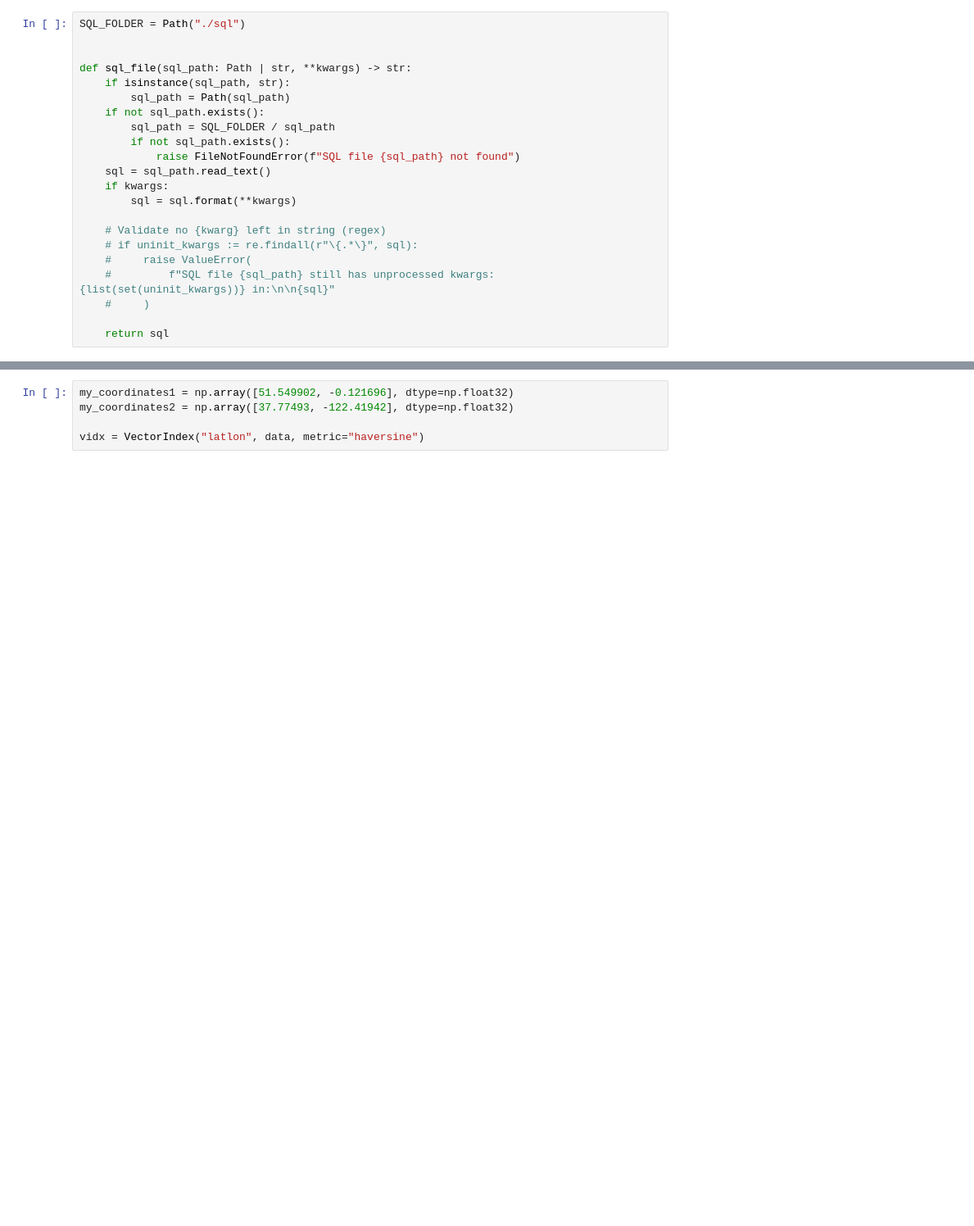
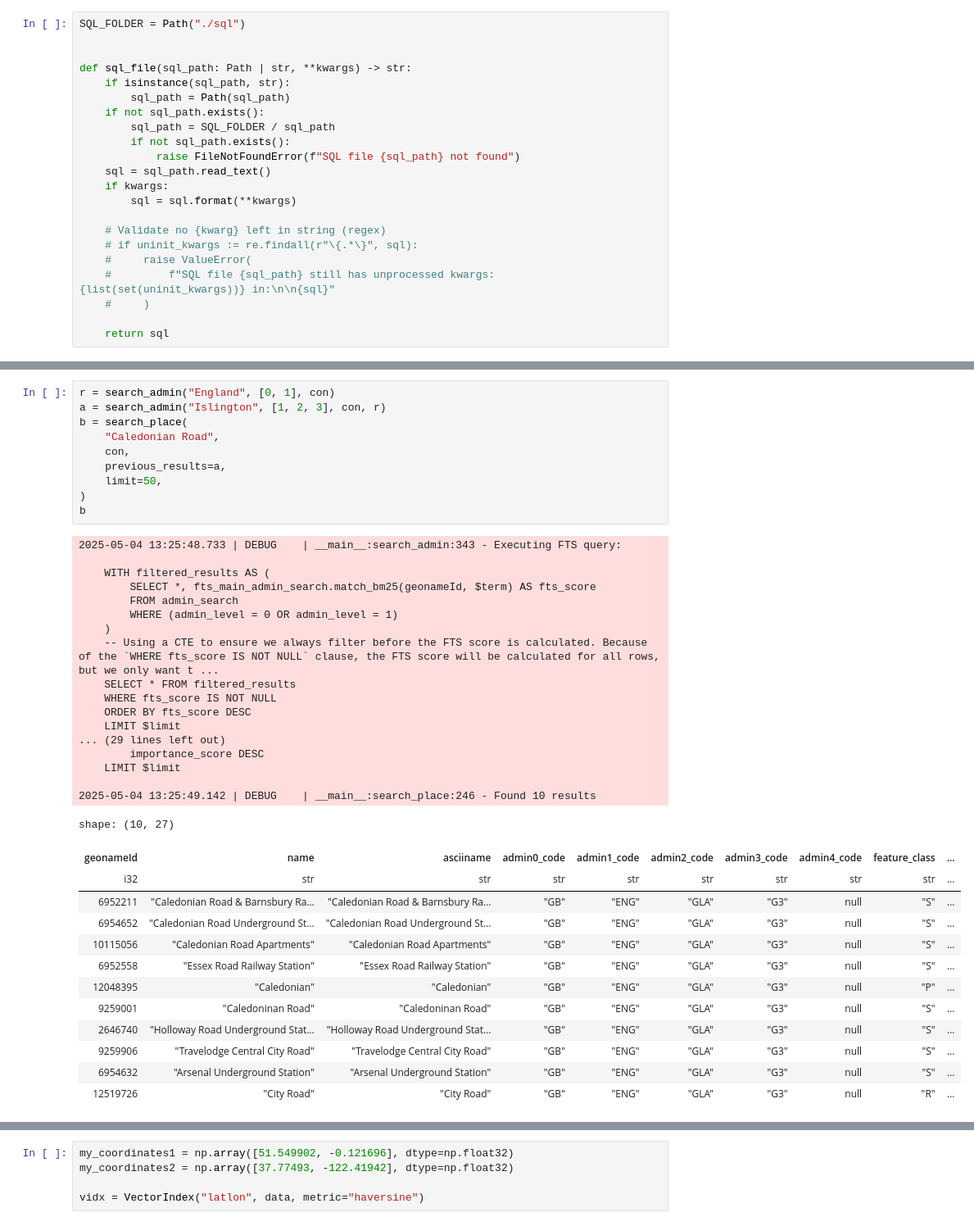
Before and after one commit to SamBroomy/heisenberg, a Jupyter notebook: test.ipynb, the cells around one changed output, grey strips where cells are left out. Shown at 82% size. Saved outputs shown, nothing was run; the diff lists cells and outputs as text; blank space fills up the shorter version.

```diff
--- a/test.ipynb
+++ b/test.ipynb
@@ -2302,0 +2133,41 @@ Added parent score from adjusted_score_0
+# %%
+r = search_admin("England", [0, 1], con)
+a = search_admin("Islington", [1, 2, 3], con, r)
+b = search_place(
+    "Caledonian Road",
+    con,
+    previous_results=a,
+    limit=50,
+)
+b
+# %% [output]
+2025-05-04 13:25:48.733 | DEBUG    | __main__:search_admin:343 - Executing FTS query:
+
+    WITH filtered_results AS (
+        SELECT *, fts_main_admin_search.match_bm25(geonameId, $term) AS fts_score
+        FROM admin_search
+        WHERE (admin_level = 0 OR admin_level = 1)
+    )
+    -- Using a CTE to ensure we always filter before the FTS score is calculated. Because of the `WHERE fts_score IS NOT NULL` clause, the FTS score will be calculated for all rows, but we only want t ...
+    SELECT * FROM filtered_results
+    WHERE fts_score IS NOT NULL
+    ORDER BY fts_score DESC
+    LIMIT $limit
+... (29 lines left out)
+        importance_score DESC
+    LIMIT $limit
+
+2025-05-04 13:25:49.142 | DEBUG    | __main__:search_place:246 - Found 10 results
+shape: (10, 27)
+| geonameId | name | asciiname | admin0_code | admin1_code | admin2_code | admin3_code | admin4_code | feature_class | ... |
+| i32 | str | str | str | str | str | str | str | str | ... |
+| 6952211 | "Caledonian Road & Barnsbury Ra… | "Caledonian Road & Barnsbury Ra… | "GB" | "ENG" | "GLA" | "G3" | null | "S" | ... |
+| 6954652 | "Caledonian Road Underground St… | "Caledonian Road Underground St… | "GB" | "ENG" | "GLA" | "G3" | null | "S" | ... |
+| 10115056 | "Caledonian Road Apartments" | "Caledonian Road Apartments" | "GB" | "ENG" | "GLA" | "G3" | null | "S" | ... |
+| 6952558 | "Essex Road Railway Station" | "Essex Road Railway Station" | "GB" | "ENG" | "GLA" | "G3" | null | "S" | ... |
+| 12048395 | "Caledonian" | "Caledonian" | "GB" | "ENG" | "GLA" | "G3" | null | "P" | ... |
+| 9259001 | "Caledoninan Road" | "Caledoninan Road" | "GB" | "ENG" | "GLA" | "G3" | null | "S" | ... |
+| 2646740 | "Holloway Road Underground Stat… | "Holloway Road Underground Stat… | "GB" | "ENG" | "GLA" | "G3" | null | "S" | ... |
+| 9259906 | "Travelodge Central City Road" | "Travelodge Central City Road" | "GB" | "ENG" | "GLA" | "G3" | null | "S" | ... |
+| 6954632 | "Arsenal Underground Station" | "Arsenal Underground Station" | "GB" | "ENG" | "GLA" | "G3" | null | "S" | ... |
+| 12519726 | "City Road" | "City Road" | "GB" | "ENG" | "GLA" | "G3" | null | "R" | ... |
```
Also changed, not shown: parts of 36 cells of this notebook, 14 other files.
